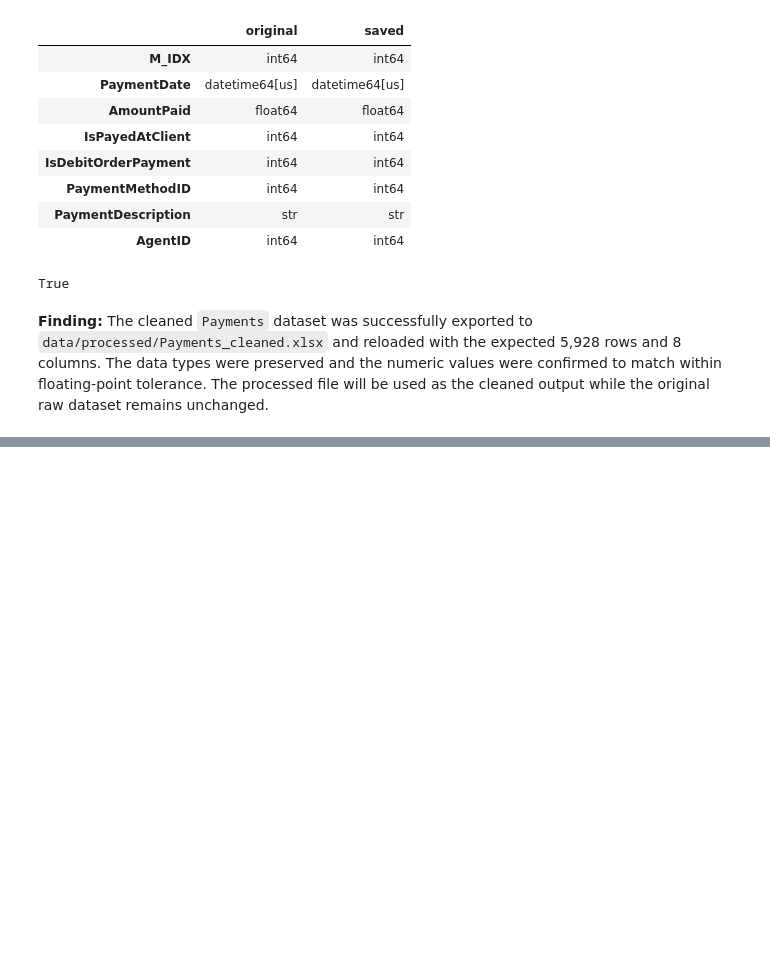
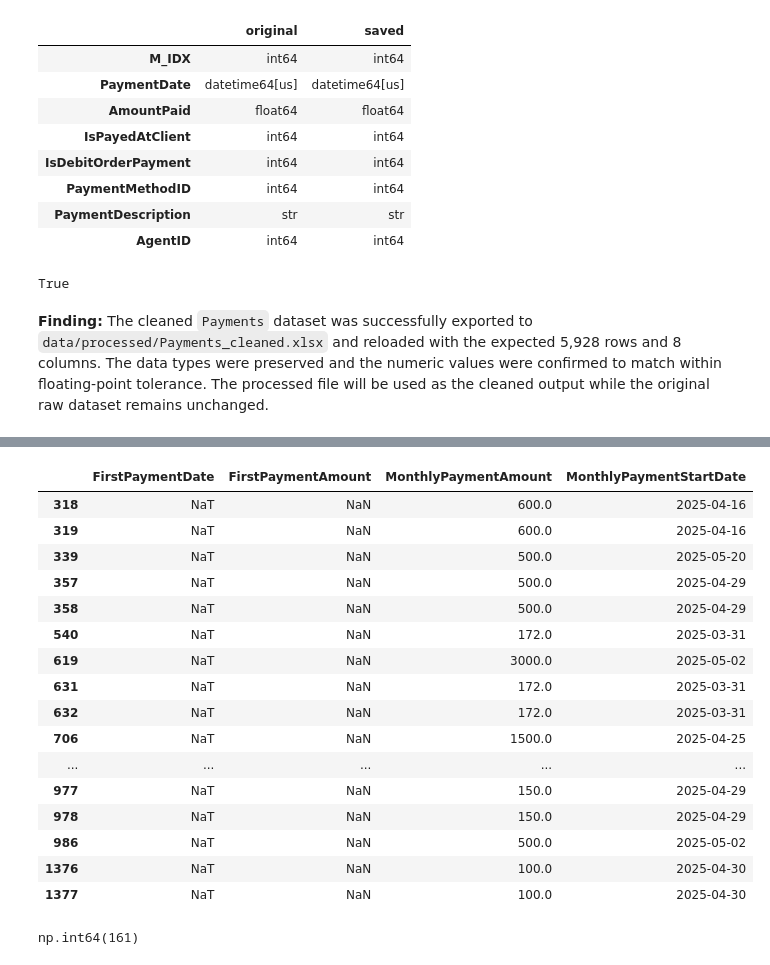
Before and after one commit to JamieJ0401/debt-collection-prediction, a Jupyter notebook: notebooks/02_data_cleaning.ipynb, the cells around one changed output, grey strips where cells are left out. Saved outputs shown, nothing was run; the diff lists cells and outputs as text; code cells hidden in the pictures; blank space fills up the shorter version.

```diff
--- a/notebooks/02_data_cleaning.ipynb
+++ b/notebooks/02_data_cleaning.ipynb
@@ -1123,0 +1183,27 @@ True
+# %%
+ptp[ptp["FirstPaymentAmount"].isna()][
+    ["FirstPaymentDate", "FirstPaymentAmount",
+     "MonthlyPaymentAmount", "MonthlyPaymentStartDate"]
+].head(20)
+# %% [output]
+|  | FirstPaymentDate | FirstPaymentAmount | MonthlyPaymentAmount | MonthlyPaymentStartDate |
+| 318 | NaT | NaN | 600.0 | 2025-04-16 |
+| 319 | NaT | NaN | 600.0 | 2025-04-16 |
+| 339 | NaT | NaN | 500.0 | 2025-05-20 |
+| 357 | NaT | NaN | 500.0 | 2025-04-29 |
+| 358 | NaT | NaN | 500.0 | 2025-04-29 |
+| 540 | NaT | NaN | 172.0 | 2025-03-31 |
+| 619 | NaT | NaN | 3000.0 | 2025-05-02 |
+| 631 | NaT | NaN | 172.0 | 2025-03-31 |
+| 632 | NaT | NaN | 172.0 | 2025-03-31 |
+| 706 | NaT | NaN | 1500.0 | 2025-04-25 |
+| ... | ... | ... | ... | ... |
+| 977 | NaT | NaN | 150.0 | 2025-04-29 |
+| 978 | NaT | NaN | 150.0 | 2025-04-29 |
+| 986 | NaT | NaN | 500.0 | 2025-05-02 |
+| 1376 | NaT | NaN | 100.0 | 2025-04-30 |
+| 1377 | NaT | NaN | 100.0 | 2025-04-30 |
+# %%
+ptp[ptp["FirstPaymentAmount"].isna()]["FirstPaymentDate"].isna().sum()
+# %% [output]
+np.int64(161)
```
Also changed, not shown: parts of 103 cells of this notebook.
